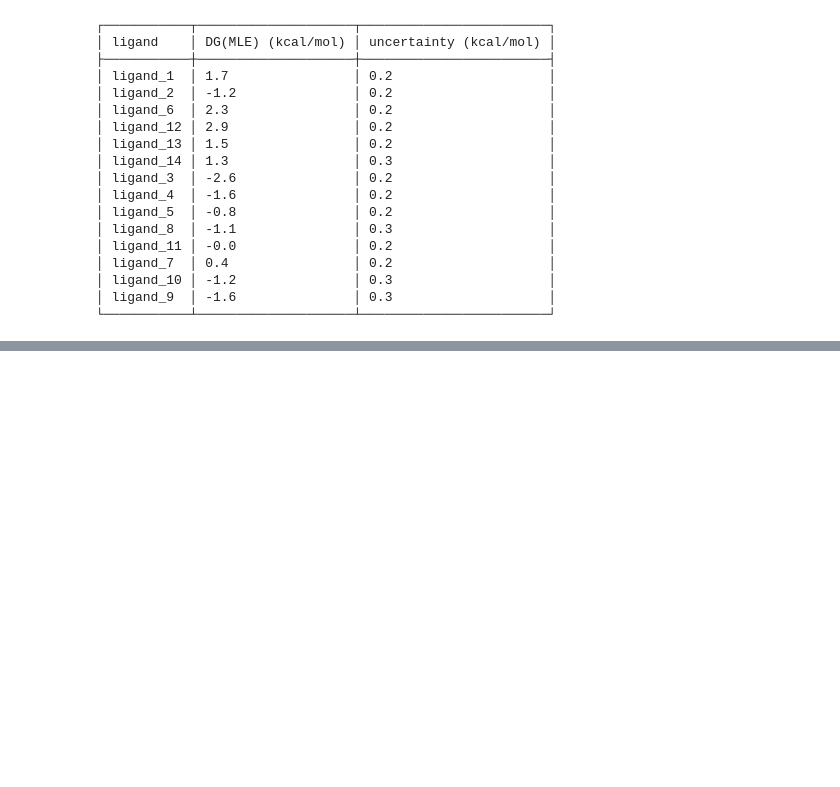
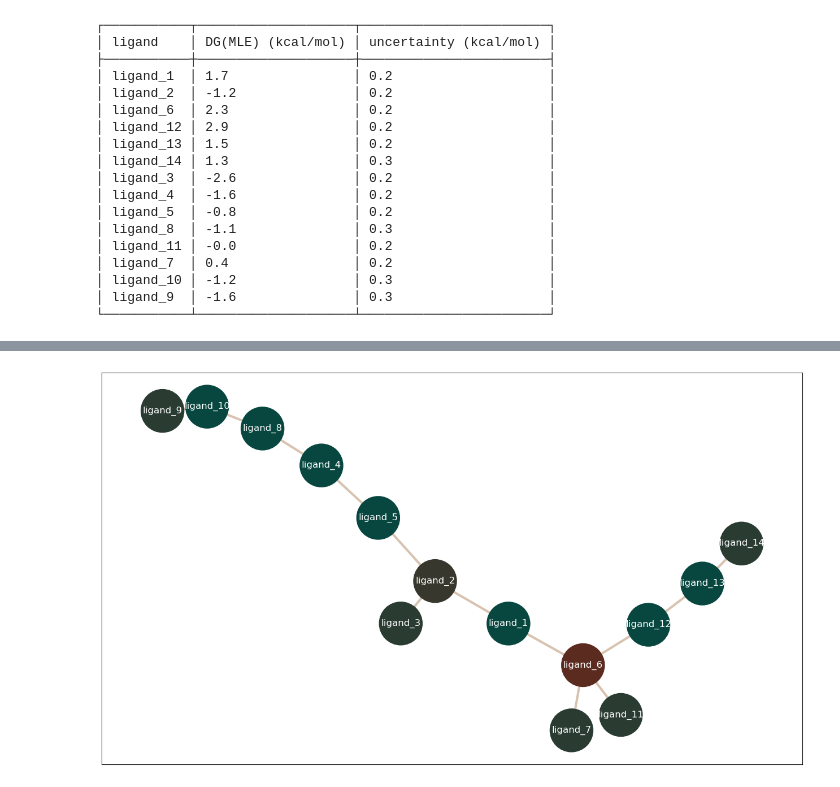
Before and after one commit to omsf/joint-demo, a Jupyter notebook: joint-demo.ipynb, the cells around one changed output, grey strips where cells are left out. Cells and saved outputs as stored; diff of their text form; code cells hidden in the pictures; blank space fills up the shorter version.

Commit message:
Add OpenADMET and OpenFE parts of second section

```diff
--- a/joint-demo.ipynb
+++ b/joint-demo.ipynb
@@ -179,0 +264,6 @@ rbfe/
+# %%
+draw_ligand_network(
+    openfe.setup.LigandNetwork.from_graphml(open('rbfe/ligand_network.graphml').read()),
+    node_size=3000);
+# %% [output]
+[figure, added]
```
Also changed, not shown: parts of 17 cells of this notebook, 2 other files.
